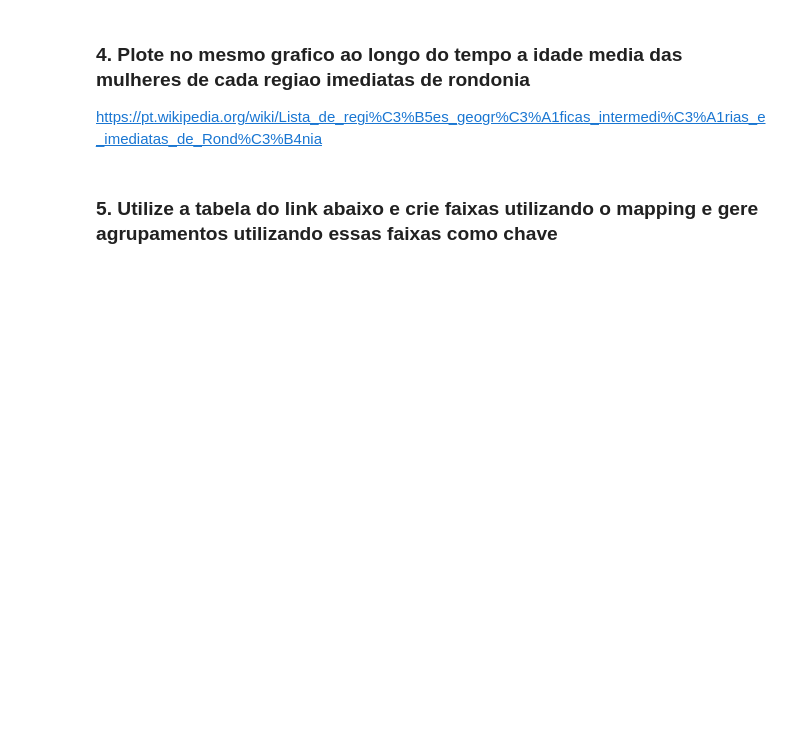
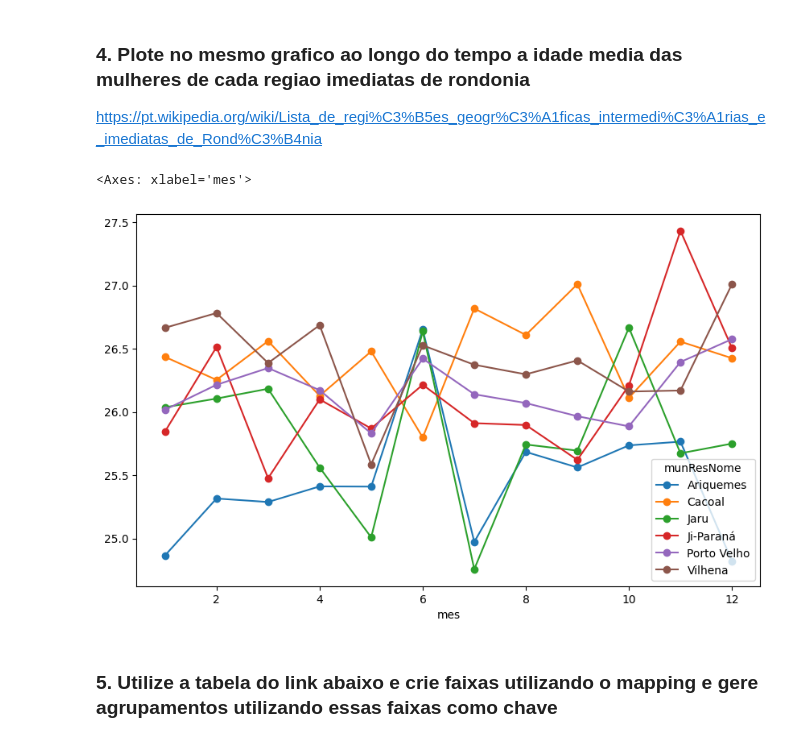
Before and after one commit to thomasgcosta/datascience-ebac, a Jupyter notebook: Tarefas/Mod9Tarefa2.ipynb, the cells around one changed output. Cells and saved outputs as stored; diff of their text form; code cells hidden in the pictures; blank space fills up the shorter version.

```diff
--- a/Tarefas/Mod9Tarefa2.ipynb
+++ b/Tarefas/Mod9Tarefa2.ipynb
@@ -58,6 +80,69 @@ ValueError: Bin labels must be one fewer than the number of bin edges
 # %% [markdown]
 ### 4. Plote no mesmo grafico ao longo do tempo a idade media das mulheres de cada regiao imediatas de rondonia
 https://pt.wikipedia.org/wiki/Lista_de_regi%C3%B5es_geogr%C3%A1ficas_intermedi%C3%A1rias_e_imediatas_de_Rond%C3%B4nia
+# %%
+imediatas = {
+"Candeias do Jamari":"Porto Velho",
+"Guajará-Mirim":"Porto Velho",
+"Itapuã do Oeste":"Porto Velho",
+"Nova Mamoré":"Porto Velho",
+"Porto Velho":"Porto Velho",
+"Alto Paraíso":"Ariquemes",
+"Ariquemes":"Ariquemes",
+"Buritis":"Ariquemes",
+"Cacaulândia":"Ariquemes",
+"Campo Novo de Rondônia":"Ariquemes",
+"Cujubim":"Ariquemes",
+"Monte Negro":"Ariquemes",
+"Rio Crespo":"Ariquemes",
+"Governador Jorge Teixeira":"Jaru",
+"Jaru":"Jaru",
+"Machadinho d'Oeste":"Jaru",
+"Theobroma":"Jaru",
+"Vale do Anari":"Jaru",
+"Alvorada d'Oeste":"Ji-Paraná",
+"Costa Marques":"Ji-Paraná",
+"Ji-Paraná":"Ji-Paraná",
+"Mirante da Serra":"Ji-Paraná",
+"Nova União":"Ji-Paraná",
+"Ouro Preto do Oeste":"Ji-Paraná",
+"Presidente Médici":"Ji-Paraná",
+"São Francisco do Guaporé":"Ji-Paraná",
+"São Miguel do Guaporé":"Ji-Paraná",
+"Seringueiras":"Ji-Paraná",
+"Teixeirópolis":"Ji-Paraná",
+"Urupá":"Ji-Paraná",
+"Vale do Paraíso":"Ji-Paraná",
+"Alta Floresta d'Oeste":"Cacoal",
+"Alto Alegre dos Parecis":"Cacoal",
+"Cacoal":"Cacoal",
+"Castanheiras":"Cacoal",
+"Espigão d'Oeste":"Cacoal",
+"Ministro Andreazza":"Cacoal",
+"Nova Brasilândia d'Oeste":"Cacoal",
+"Novo Horizonte do Oeste":"Cacoal",
+"Parecis":"Cacoal",
+"Pimenta Bueno":"Cacoal",
+"Primavera de Rondônia":"Cacoal",
+"Rolim de Moura":"Cacoal",
+"Santa Luzia d'Oeste":"Cacoal",
+"São Felipe d'Oeste":"Cacoal",
+"Cabixi":"Vilhena",
+"Cerejeiras":"Vilhena",
+"Chupinguaia":"Vilhena",
+"Colorado do Oeste":"Vilhena",
+"Corumbiara":"Vilhena",
+"Pimenteiras do Oeste":"Vilhena",
+"Vilhena":"Vilhena"
+}
+
+sinasc_2 = sinasc_raw.set_index('munResNome')
+sinasc_2['mes'] = pd.to_datetime(sinasc_2['DTNASC']).dt.month
+media_idade_ano = sinasc_2.groupby(['mes',imediatas])['IDADEMAE'].mean().unstack()
+media_idade_ano.plot(kind='line', marker='o', figsize=(10, 6))
+# %% [output]
+<Axes: xlabel='mes'>
+[figure, added]
 # %% [markdown]
 ### 5. Utilize a tabela do link abaixo e crie faixas utilizando o mapping e gere agrupamentos utilizando essas faixas como chave
 # %% [markdown]
```
Also changed, not shown: parts of 6 cells of this notebook, 1 other file.
